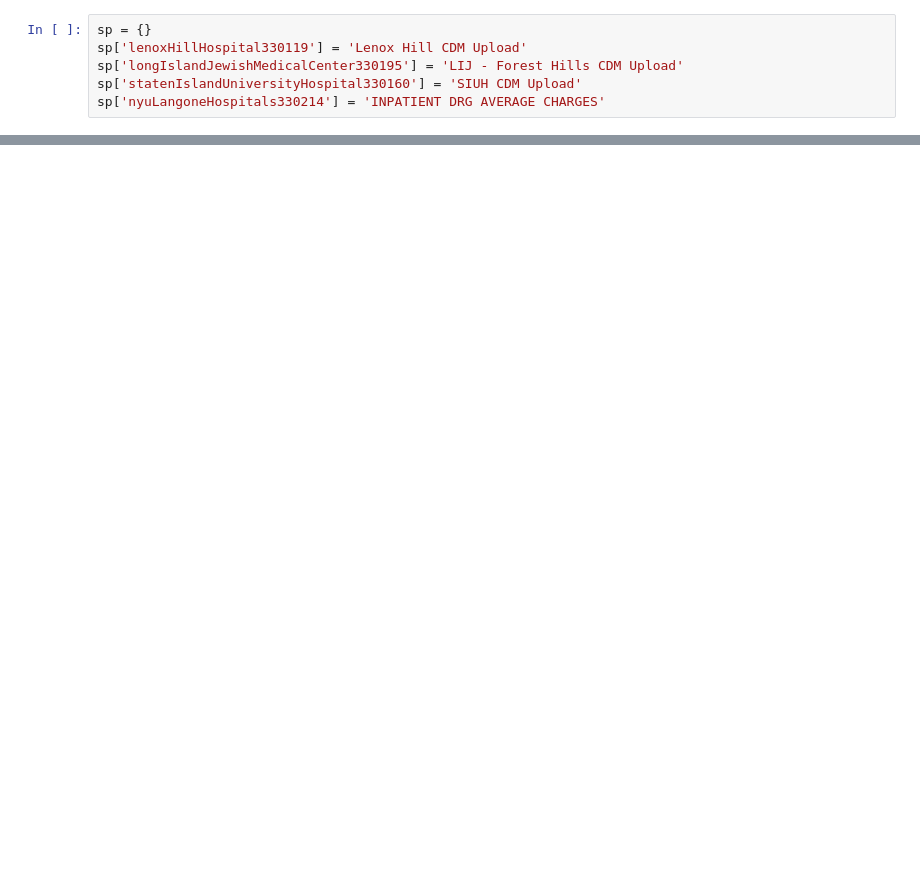
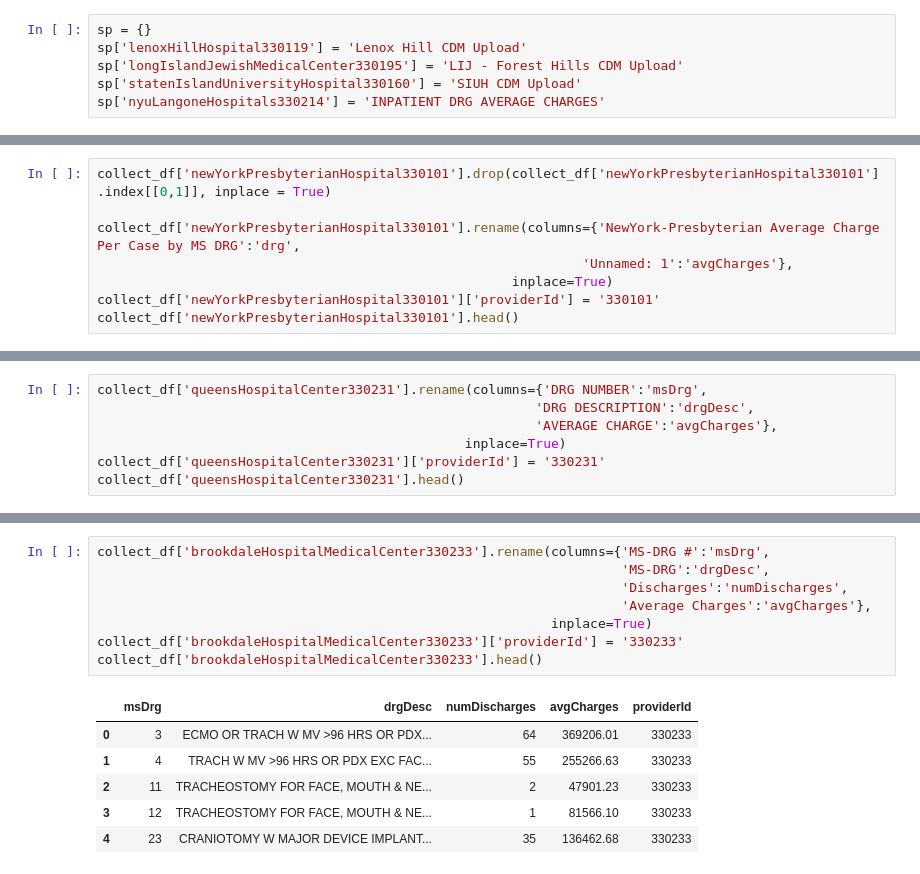
Before and after one commit to meiguan/nycHospitalPricing, a Jupyter notebook: compileHospitalMasterCharges.ipynb, the cells around one changed output, grey strips where cells are left out. Saved outputs shown, nothing was run; the diff lists cells and outputs as text; blank space fills up the shorter version.

```diff
--- a/compileHospitalMasterCharges.ipynb
+++ b/compileHospitalMasterCharges.ipynb
@@ -234,0 +103,8 @@ Index(['To remain compliant with the Affordable Care Act Section 2718e of the Pu
+# %%
+collect_df['newYorkPresbyterianHospital330101'].drop(collect_df['newYorkPresbyterianHospital330101'].index[[0,1]], inplace = True)
+
+collect_df['newYorkPresbyterianHospital330101'].rename(columns={'NewYork-Presbyterian Average Charge Per Case by MS DRG':'drg',
+                                                              'Unnamed: 1':'avgCharges'},
+                                                     inplace=True)
+collect_df['newYorkPresbyterianHospital330101']['providerId'] = '330101'
+collect_df['newYorkPresbyterianHospital330101'].head()
@@ -234,0 +118,7 @@ Index(['To remain compliant with the Affordable Care Act Section 2718e of the Pu
+# %%
+collect_df['queensHospitalCenter330231'].rename(columns={'DRG NUMBER':'msDrg',
+                                                        'DRG DESCRIPTION':'drgDesc',
+                                                        'AVERAGE CHARGE':'avgCharges'},
+                                               inplace=True)
+collect_df['queensHospitalCenter330231']['providerId'] = '330231'
+collect_df['queensHospitalCenter330231'].head()
@@ -234,0 +132,15 @@ Index(['To remain compliant with the Affordable Care Act Section 2718e of the Pu
+# %%
+collect_df['brookdaleHospitalMedicalCenter330233'].rename(columns={'MS-DRG #':'msDrg',
+                                                                   'MS-DRG':'drgDesc',
+                                                                   'Discharges':'numDischarges',
+                                                                   'Average Charges':'avgCharges'},
+                                                          inplace=True)
+collect_df['brookdaleHospitalMedicalCenter330233']['providerId'] = '330233'
+collect_df['brookdaleHospitalMedicalCenter330233'].head()
+# %% [output]
+|  | msDrg | drgDesc | numDischarges | avgCharges | providerId |
+| 0 | 3 | ECMO OR TRACH W MV >96 HRS OR PDX... | 64 | 369206.01 | 330233 |
+| 1 | 4 | TRACH W MV >96 HRS OR PDX EXC FAC... | 55 | 255266.63 | 330233 |
+| 2 | 11 | TRACHEOSTOMY FOR FACE, MOUTH & NE... | 2 | 47901.23 | 330233 |
+| 3 | 12 | TRACHEOSTOMY FOR FACE, MOUTH & NE... | 1 | 81566.10 | 330233 |
+| 4 | 23 | CRANIOTOMY W MAJOR DEVICE IMPLANT... | 35 | 136462.68 | 330233 |
```
Also changed, not shown: parts of 58 cells of this notebook, 2 other files.
